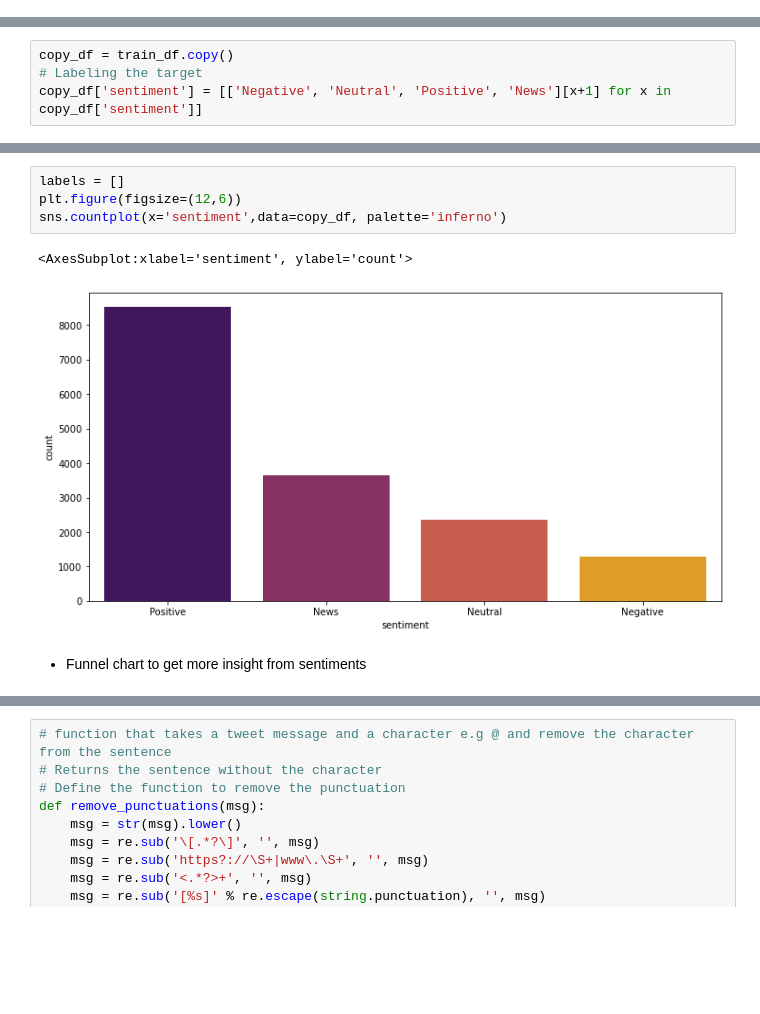
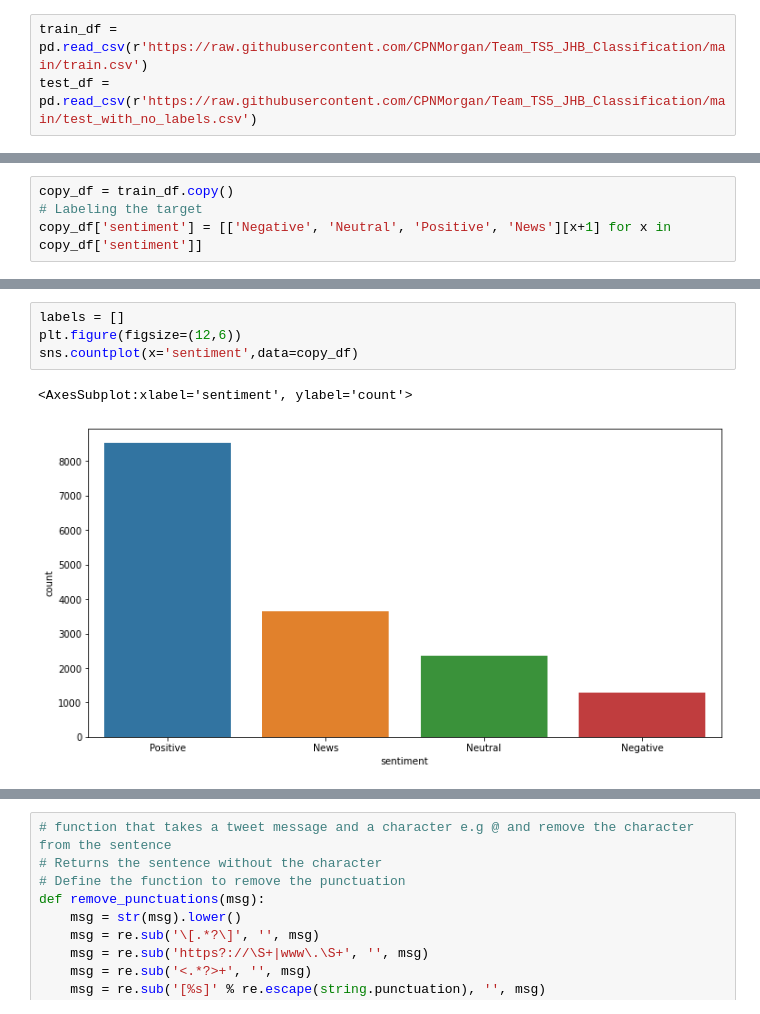
Before and after one commit to isabelomakhanya/classification_ts5, a Jupyter notebook: classification-ts5.ipynb, the cells around one changed output, grey strips where cells are left out. Cells and saved outputs as stored; diff of their text form; blank space fills up the shorter version.

```diff
--- a/classification-ts5.ipynb
+++ b/classification-ts5.ipynb
@@ -71,3 +67,6 @@ train_df = pd.read_csv('data/train.csv')
+# %%
+train_df = pd.read_csv(r'https://raw.githubusercontent.com/CPNMorgan/Team_TS5_JHB_Classification/main/train.csv')
+test_df = pd.read_csv(r'https://raw.githubusercontent.com/CPNMorgan/Team_TS5_JHB_Classification/main/test_with_no_labels.csv')
 # %%
 train_df.head(10)
 # %% [output]
@@ -136,12 +133,10 @@ dist.style.background_gradient(cmap='inferno')
 # %%
 labels = []
 plt.figure(figsize=(12,6))
-sns.countplot(x='sentiment',data=copy_df, palette='inferno')
+sns.countplot(x='sentiment',data=copy_df)
 # %% [output]
 <AxesSubplot:xlabel='sentiment', ylabel='count'>
-[figure, old version]
+[figure, new version]
-# %% [markdown]
-- Funnel chart to get more insight from sentiments
 # %%
 fig = go.Figure(go.Funnelarea(
     text =dist.sentiment,
```
Also changed, not shown: parts of 19 cells of this notebook.
